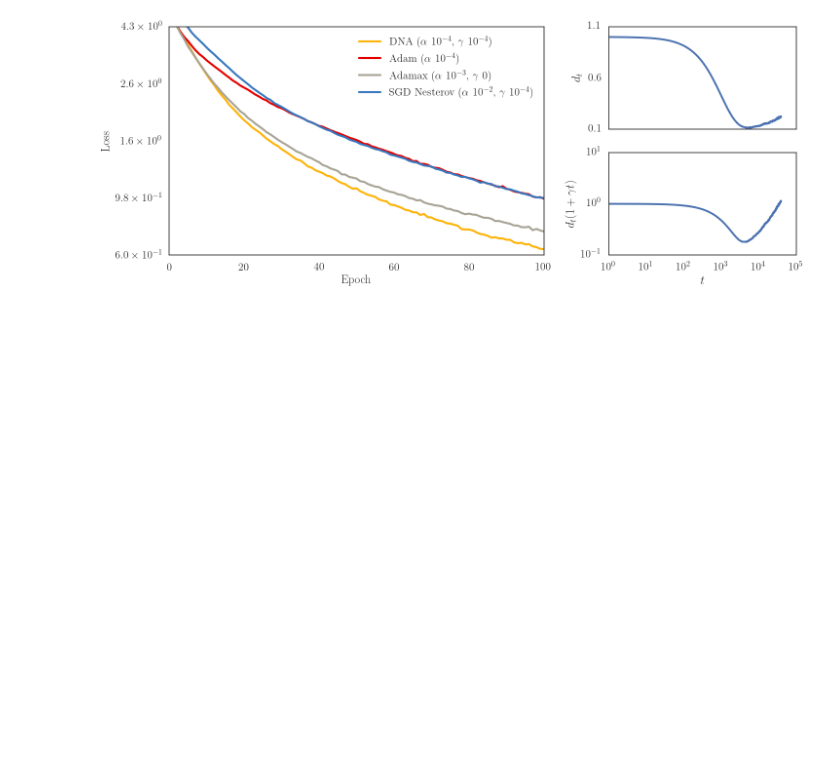
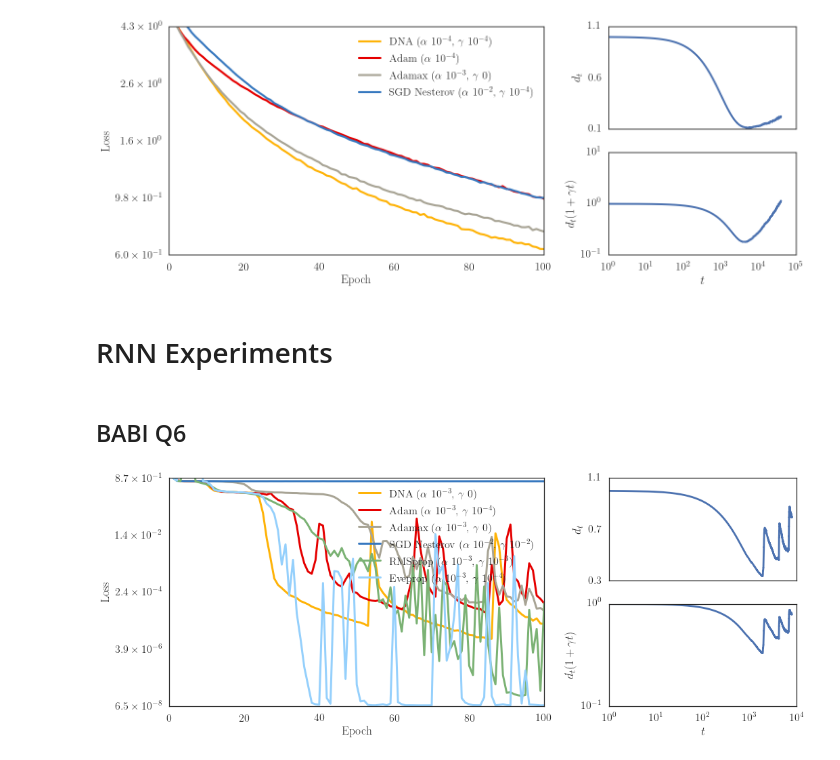
Before and after one commit to jayanthkoushik/sgd-feedback, a Jupyter notebook: src/compare_opts.ipynb, the cells around one changed output. Cells and saved outputs as stored; diff of their text form; code cells hidden in the pictures; blank space fills up the shorter version.

Commit message:
Add eveprop and babi q6 results

```diff
--- a/src/compare_opts.ipynb
+++ b/src/compare_opts.ipynb
@@ -25,9 +25,10 @@ opt_titles = [
     ("rmsprop", "RMSprop"),
     ("sgd", "SGD"),
     ("adagrad", "Adagrad"),
-    ("adadelta", "Adadelta")
+    ("adadelta", "Adadelta"),
+    ("eveprop", "Eveprop")
 ]
-colors = sns.xkcd_palette(["amber", "red", "greyish", "windows blue", "faded green", "dusty purple", "black", "light blue"])
+colors = sns.xkcd_palette(["amber", "red", "greyish", "windows blue", "faded green", "dusty purple", "black", "light blue", "light blue"])
 # %%
 def plot_losses(model, dataset, ax, loss_ylim=None):
     min_min_loss, min_max_loss = np.inf, np.inf
@@ -139,7 +140,7 @@ fig.tight_layout()
 # %% [markdown]
 ## Visualization Code
 # %%
-def generic_visexp_visualize(model, dataset, loss_ylim=None):
+def generic_visexp_visualize(model, dataset, loss_ylim=None, divs="dna"):
     fig = plt.figure(figsize=(15, 6))
     gs = gridspec.GridSpec(2, 2, width_ratios=[2, 1])
     ax1 = fig.add_subplot(gs[:, 0])
@@ -148,10 +149,10 @@ def generic_visexp_visualize(model, dataset, loss_ylim=None):
 
     plot_losses(model, dataset, ax1, loss_ylim)
 
-    with open("../data/{}/{}/dna.pkl".format(model, dataset), "rb") as f:
-        dna_data = pickle.load(f)
-    ds = np.array([x.item() for x in dna_data["ds"]])
-    eff_ds = ds * (1. + (dna_data["best_opt_config"]["decay"] * np.arange(1, len(ds) + 1)))
+    with open("../data/{}/{}/{}.pkl".format(model, dataset, dvis), "rb") as f:
+        dvis_data = pickle.load(f)
+    ds = np.array([x.item() for x in dvis_data["ds"]])
+    eff_ds = ds * (1. + (dvis_data["best_opt_config"]["decay"] * np.arange(1, len(ds) + 1)))
 
     ax2.semilogx(ds)
     ds_lims = [.9*np.min(ds), 1.1*np.max(ds)]
@@ -229,3 +230,11 @@ generic_visexp_visualize("mlnn", "cifar100")
 generic_visexp_visualize("big_cnn", "cifar100")
 # %% [output]
 [figure]
+# %% [markdown]
+# RNN Experiments
+# %% [markdown]
+## BABI Q6
+# %%
+generic_visexp_visualize("gru", "babi_q6")
+# %% [output]
+[figure, added]
```
Also changed, not shown: 7 other files.
